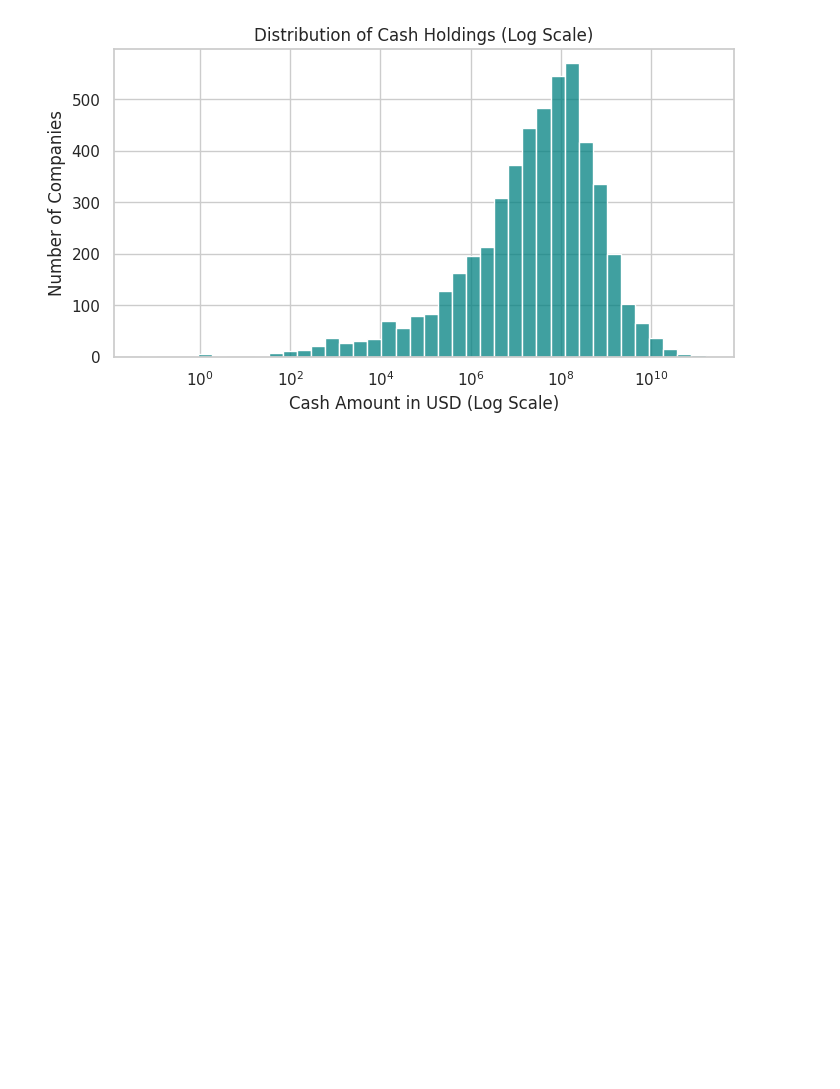
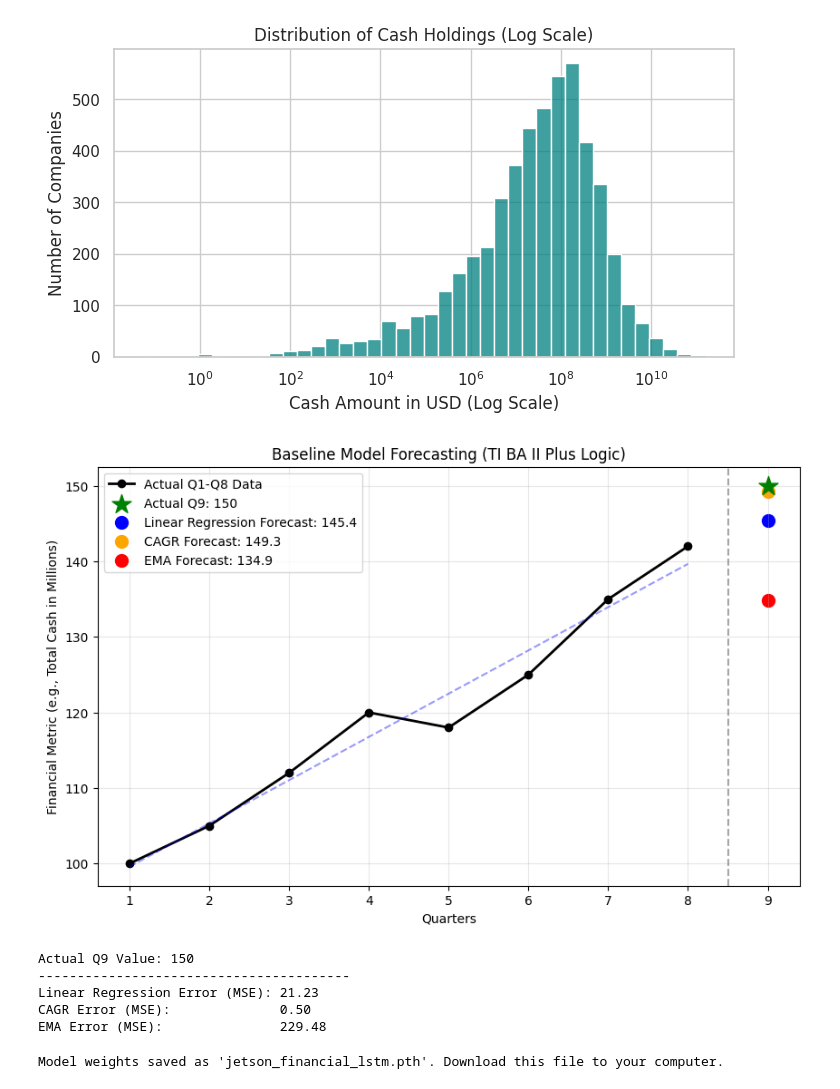
Before and after one commit to hackwithhavk/QuantitativeFinance, a Jupyter notebook: Lab Notebooks/Srujana/Quantitative_Finance_SEC_Project.ipynb, the cells around one changed output. Cells and saved outputs as stored; diff of their text form; code cells hidden in the pictures; blank space fills up the shorter version.

```diff
--- a/Lab Notebooks/Srujana/Quantitative_Finance_SEC_Project.ipynb
+++ b/Lab Notebooks/Srujana/Quantitative_Finance_SEC_Project.ipynb
@@ -133,3 +133,71 @@ plt.ylabel('Number of Companies')
 plt.show()
 # %% [output]
 [figure]
+# %%
+import numpy as np
+import pandas as pd
+import matplotlib.pyplot as plt
+
+
+quarters = np.array([1, 2, 3, 4, 5, 6, 7, 8])
+historical_values = np.array([100, 105, 112, 120, 118, 125, 135, 142])
+
+
+actual_q9 = 150
+
+
+slope, intercept = np.polyfit(quarters, historical_values, 1)
+lr_prediction_q9 = (slope * 9) + intercept
+lr_trendline = (slope * quarters) + intercept
+
+
+cagr = (historical_values[-1] / historical_values[0]) ** (1 / 7) - 1
+cagr_prediction_q9 = historical_values[-1] * (1 + cagr)
+
+
+df = pd.DataFrame({'Q': quarters, 'Value': historical_values})
+df['EMA'] = df['Value'].ewm(span=3, adjust=False).mean()
+ema_prediction_q9 = df['EMA'].iloc[-1]
+
+
+plt.figure(figsize=(10, 6))
+
+plt.plot(quarters, historical_values, marker='o', color='black', label='Actual Q1-Q8 Data', linewidth=2)
+plt.axvline(x=8.5, color='gray', linestyle='--', alpha=0.7)
+
+
+plt.plot(quarters, lr_trendline, linestyle='--', color='blue', alpha=0.4)
+
+
+plt.scatter(9, actual_q9, color='green', marker='*', s=250, label=f'Actual Q9: {actual_q9}', zorder=5)
+plt.scatter(9, lr_prediction_q9, color='blue', s=100, label=f'Linear Regression Forecast: {lr_prediction_q9:.1f}')
+plt.scatter(9, cagr_prediction_q9, color='orange', s=100, label=f'CAGR Forecast: {cagr_prediction_q9:.1f}')
+plt.scatter(9, ema_prediction_q9, color='red', s=100, label=f'EMA Forecast: {ema_prediction_q9:.1f}')
+
+plt.title('Baseline Model Forecasting (TI BA II Plus Logic)')
+plt.xlabel('Quarters')
+plt.ylabel('Financial Metric (e.g., Total Cash in Millions)')
+plt.xticks(np.arange(1, 10, 1))
+plt.legend()
+plt.grid(True, alpha=0.3)
+plt.show()
+
+
+print(f"Actual Q9 Value: {actual_q9}")
+print("-" * 40)
+print(f"Linear Regression Error (MSE): {(actual_q9 - lr_prediction_q9)**2:.2f}")
+print(f"CAGR Error (MSE):              {(actual_q9 - cagr_prediction_q9)**2:.2f}")
+print(f"EMA Error (MSE):               {(actual_q9 - ema_prediction_q9)**2:.2f}")
+# %% [output]
+[figure, added]
+Actual Q9 Value: 150
+----------------------------------------
+Linear Regression Error (MSE): 21.23
+CAGR Error (MSE):              0.50
+EMA Error (MSE):               229.48
+# %%
+torch.save(model.state_dict(), 'jetson_financial_lstm.pth')
+
+print("Model weights saved as 'jetson_financial_lstm.pth'. Download this file to your computer.")
+# %% [output]
+Model weights saved as 'jetson_financial_lstm.pth'. Download this file to your computer.
```
Also changed, not shown: parts of 2 cells of this notebook.
